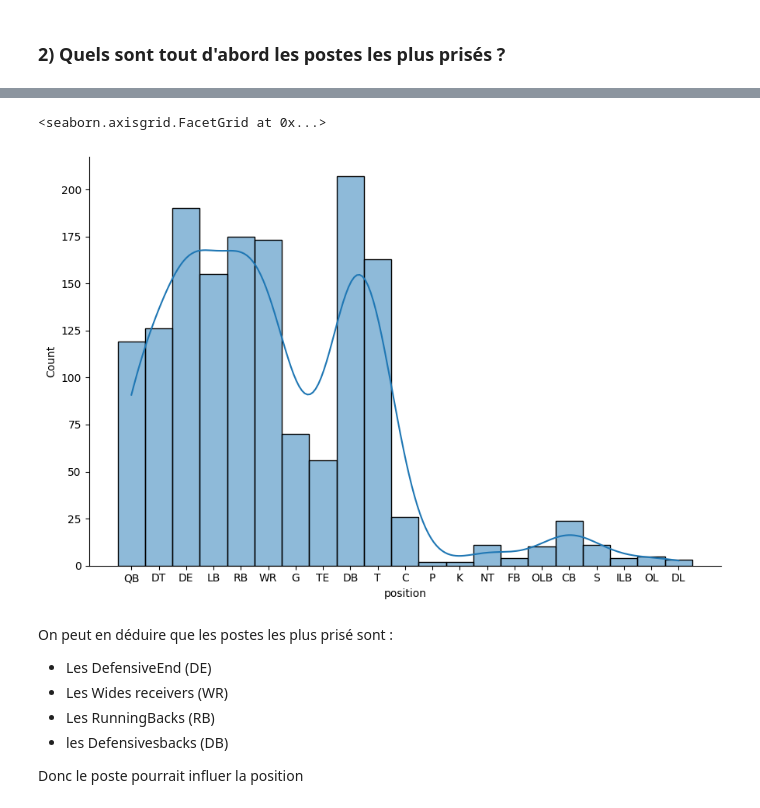
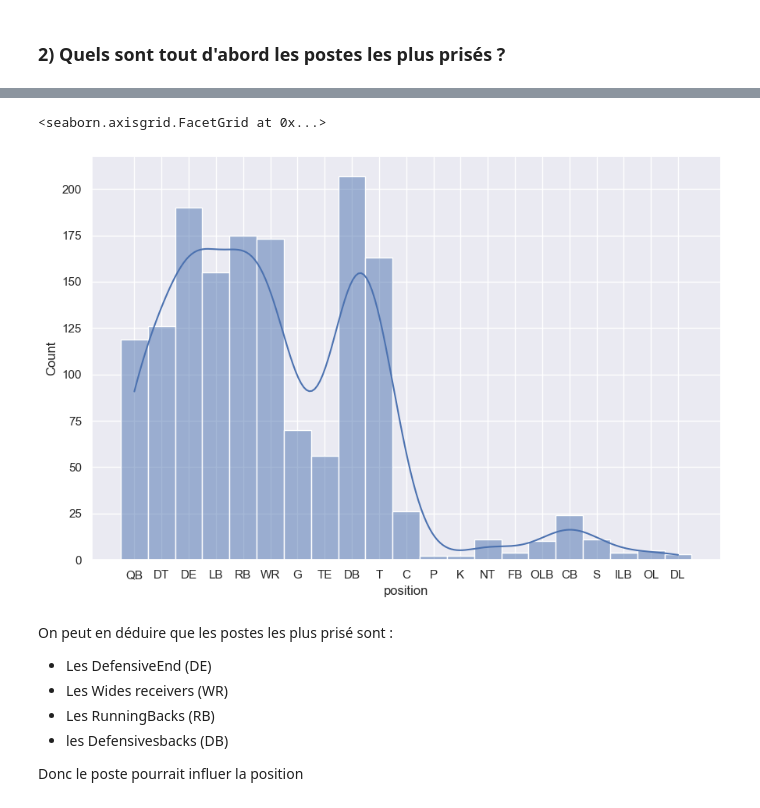
Before and after one commit to WinnMBG/ProjetAnalyseDeDonnees, a Jupyter notebook: ProjetDAWinn.ipynb, the cells around one changed output, grey strips where cells are left out. Drawn from its saved outputs; the diff is of its cells as text; code cells hidden in the pictures.

```diff
--- a/ProjetDAWinn.ipynb
+++ b/ProjetDAWinn.ipynb
@@ -114,9 +109,10 @@ dft.fillna('Unknown')
 # %%
 #distribution des postes dans le round 1 sur toutes les années
+sb.set_theme()
 sb.displot(x="position",  data=dft, kde=True, height=6, aspect=1.5)
 # %% [output]
 <seaborn.axisgrid.FacetGrid at 0x...>
-[figure, old version]
+[figure, new version]
 # %% [markdown]
 On peut en déduire que les postes les plus prisé sont :
 - Les DefensiveEnd (DE)
```
Also changed, not shown: parts of 26 cells of this notebook.
